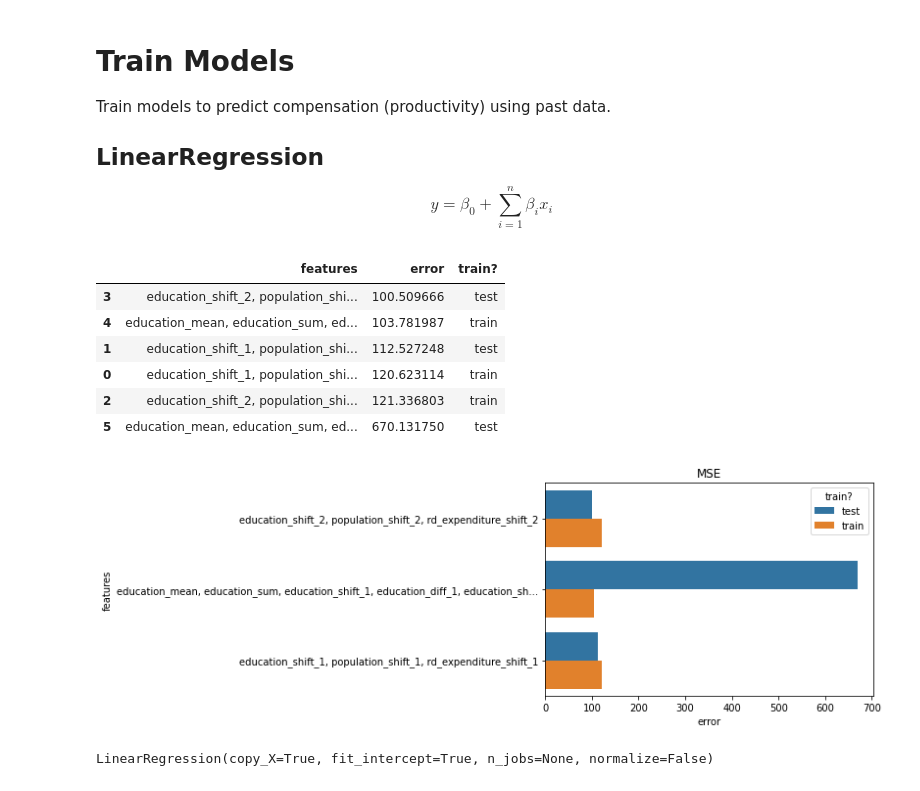
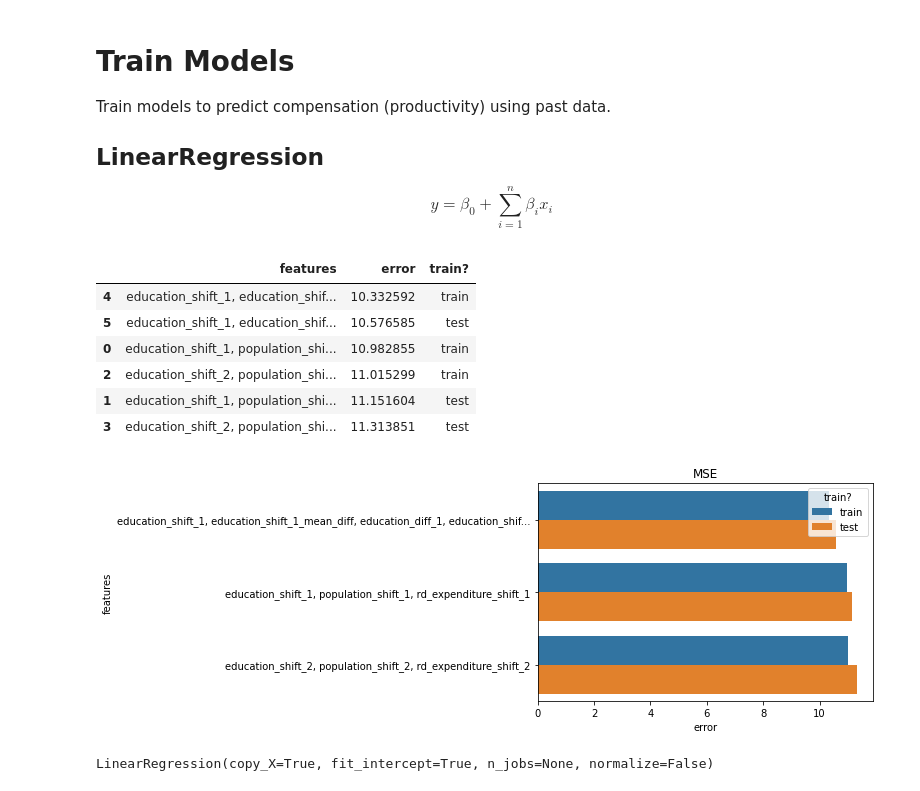
Before and after one commit to ADS-Group-15/eu-productivity-modeling, a Jupyter notebook: notebooks/models.ipynb, the cells around one changed output. Cells and saved outputs as stored; diff of their text form; code cells hidden in the pictures.

```diff
--- a/notebooks/models.ipynb
+++ b/notebooks/models.ipynb
@@ -111,23 +99,23 @@ train_df.head()
 ## Scale Features
 # %%
 columns_to_fit = [
-    'education_mean',
-    'education_sum',
     'education_shift_1',
+    'education_shift_1_mean_diff',
     'education_diff_1',
     'education_shift_2',
+    'education_shift_2_mean_diff',
     'education_diff_2',
-    'population_mean',
-    'population_sum',
     'population_shift_1',
+    'population_shift_1_mean_diff',
     'population_diff_1',
     'population_shift_2',
+    'population_shift_2_mean_diff',
     'population_diff_2',
-    'rd_expenditure_mean',
-    'rd_expenditure_sum',
     'rd_expenditure_shift_1',
+    'rd_expenditure_shift_1_mean_diff',
     'rd_expenditure_diff_1',
     'rd_expenditure_shift_2',
+    'rd_expenditure_shift_2_mean_diff',
     'rd_expenditure_diff_2',
 ]
 
@@ -136,9 +124,8 @@ def scale(df):
         scaler = MinMaxScaler()
         df[column] = scaler.fit_transform(df[[column]])
 
-scale(train_df)
-scale(test_df)
-train_df.head()
+scale(df)
+df.head()
 # %% [output]
 |  | year | GEO | per_hour_worked | per_employee | education | population | rd_expenditure | ... |
 | 0 | 2010 | Belgium | 34.3 | 49054.8 | 48.457143 | 10839905 | 2.06 | ... |
@@ -149,0 +139,19 @@ train_df.head()
+# %%
+train_size = 0.7
+
+years = df['year'].unique()
+years = sorted(years)
+pivot = int(len(years) * train_size)
+train_index = years[:pivot]
+test_index = years[pivot:]
+
+train_df = df[df['year'].isin(train_index)]
+test_df = df[df['year'].isin(test_index)]
+
+train_temp = train_df[train_df['GEO'] == 'Denmark']
+test_temp = test_df[test_df['GEO'] == 'Denmark']
+sns.lineplot(data=train_temp, x='year', y='per_hour_worked', label='train')
+sns.lineplot(data=test_temp, x='year', y='per_hour_worked', label='test')
+plt.show()
+
+print(f'train shape: {train_df.shape}, test shape: {test_df.shape}')
@@ -217,47 +228,47 @@ def fit(features):
     model = LinearRegression()
     model.fit(x_train, y_train)
 
-    train_error = mean_squared_error(y_train, model.predict(x_train))
-    test_error = mean_squared_error(y_test, model.predict(x_test))
+    train_error = np.sqrt(mean_squared_error(y_train, model.predict(x_train)))
+    test_error = np.sqrt(mean_squared_error(y_test, model.predict(x_test)))
     return train_error, test_error
 
 features = [
     ['education_shift_1', 'population_shift_1', 'rd_expenditure_shift_1'],
     ['education_shift_2', 'population_shift_2', 'rd_expenditure_shift_2'],
     columns_to_fit
 ]
 
 rows = []
 for fs in features:
     train_error, test_error = fit(fs)
     feature_name = ', '.join(fs)
     if len(feature_name) > 80:
         feature_name = feature_name[:80] + '...'
     rows.append({
         'features': feature_name,
         'error': train_error,
         'train?': 'train'
     })
     rows.append({
         'features': feature_name,
         'error': test_error,
         'train?': 'test'
     })
 
 result = pd.DataFrame(rows).sort_values(by='error')
 display(result)
 
 sns.barplot(data=result, x='error', y='features', hue='train?').set_title('MSE')
 plt.show()
 # %% [output]
 |  | features | error | train? |
-| 3 | education_shift_2, population_shi... | 100.509666 | test |
-| 4 | education_mean, education_sum, ed... | 103.781987 | train |
-| 1 | education_shift_1, population_shi... | 112.527248 | test |
-| 0 | education_shift_1, population_shi... | 120.623114 | train |
-| 2 | education_shift_2, population_shi... | 121.336803 | train |
-| 5 | education_mean, education_sum, ed... | 670.131750 | test |
+| 4 | education_shift_1, education_shif... | 10.332592 | train |
+| 5 | education_shift_1, education_shif... | 10.576585 | test |
+| 0 | education_shift_1, population_shi... | 10.982855 | train |
+| 2 | education_shift_2, population_shi... | 11.015299 | train |
+| 1 | education_shift_1, population_shi... | 11.151604 | test |
+| 3 | education_shift_2, population_shi... | 11.313851 | test |
-[figure, old version]
+[figure, new version]
 # %%
 train_temp = train_df[columns_to_fit + ['per_hour_worked']].dropna()
 test_temp = test_df[columns_to_fit + ['per_hour_worked']].dropna()
```
Also changed, not shown: parts of 20 cells of this notebook, 5 other files.
